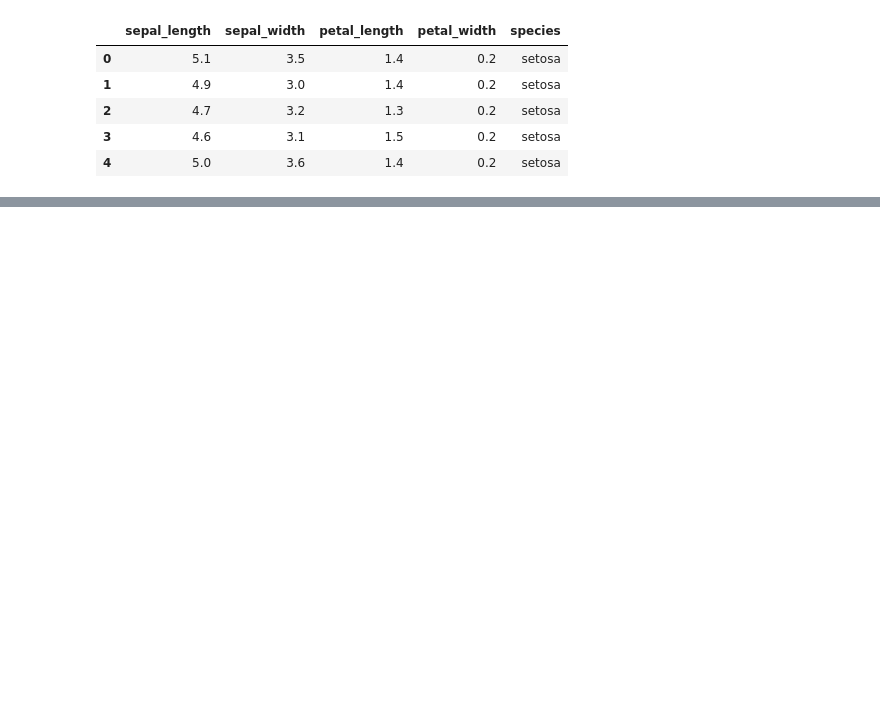
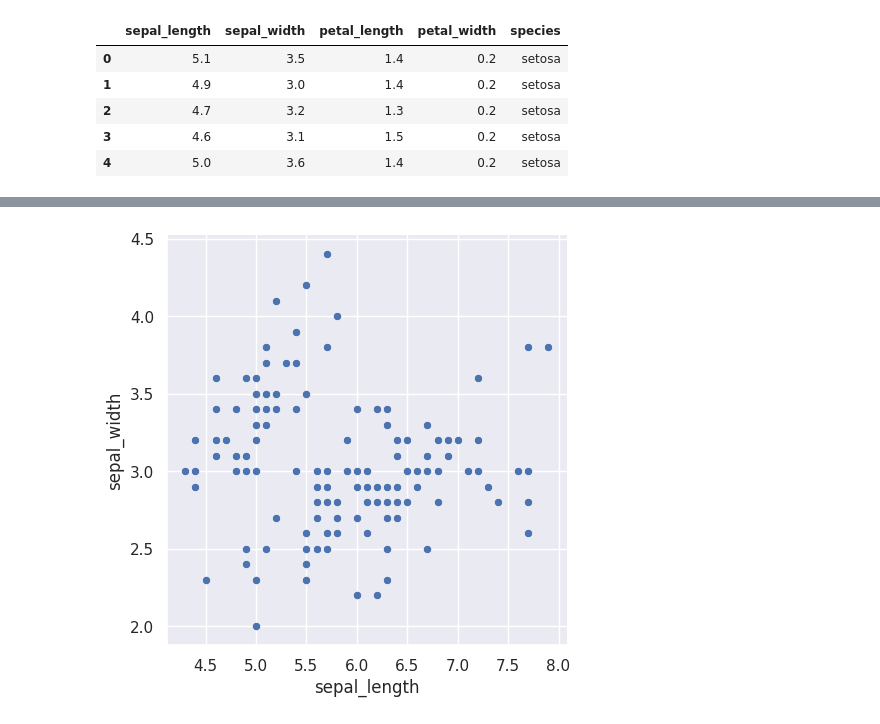
Before and after one commit to amateurronin/mycode, a Jupyter notebook: learningseaborn2.ipynb, the cells around one changed output, grey strips where cells are left out. Drawn from its saved outputs; the diff is of its cells as text; code cells hidden in the pictures; blank space fills up the shorter version.

```diff
--- a/learningseaborn2.ipynb
+++ b/learningseaborn2.ipynb
@@ -16,0 +44,5 @@ df.head()
+# %%
+sns.relplot(x="sepal_length", y="sepal_width", data=df);
+plt.show()
+# %% [output]
+[figure, added]
```
Also changed, not shown: parts of 5 cells of this notebook, 7 other files.
